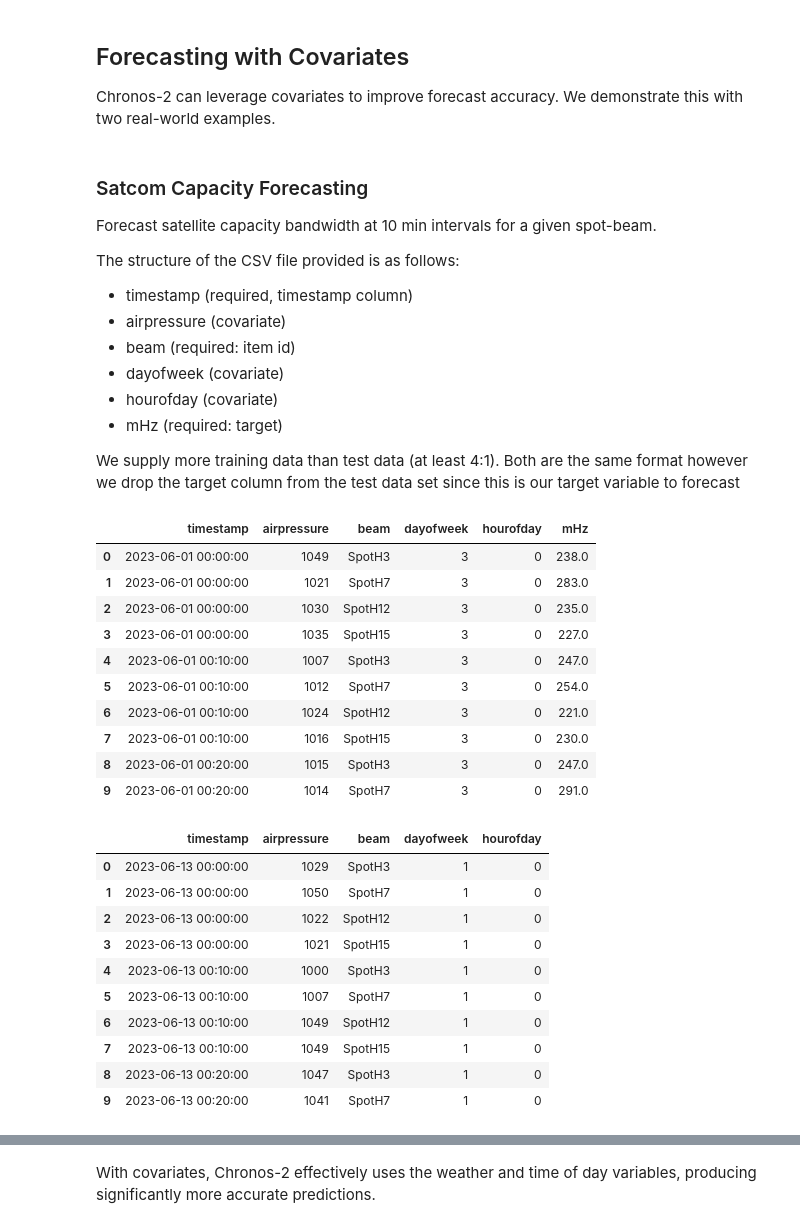
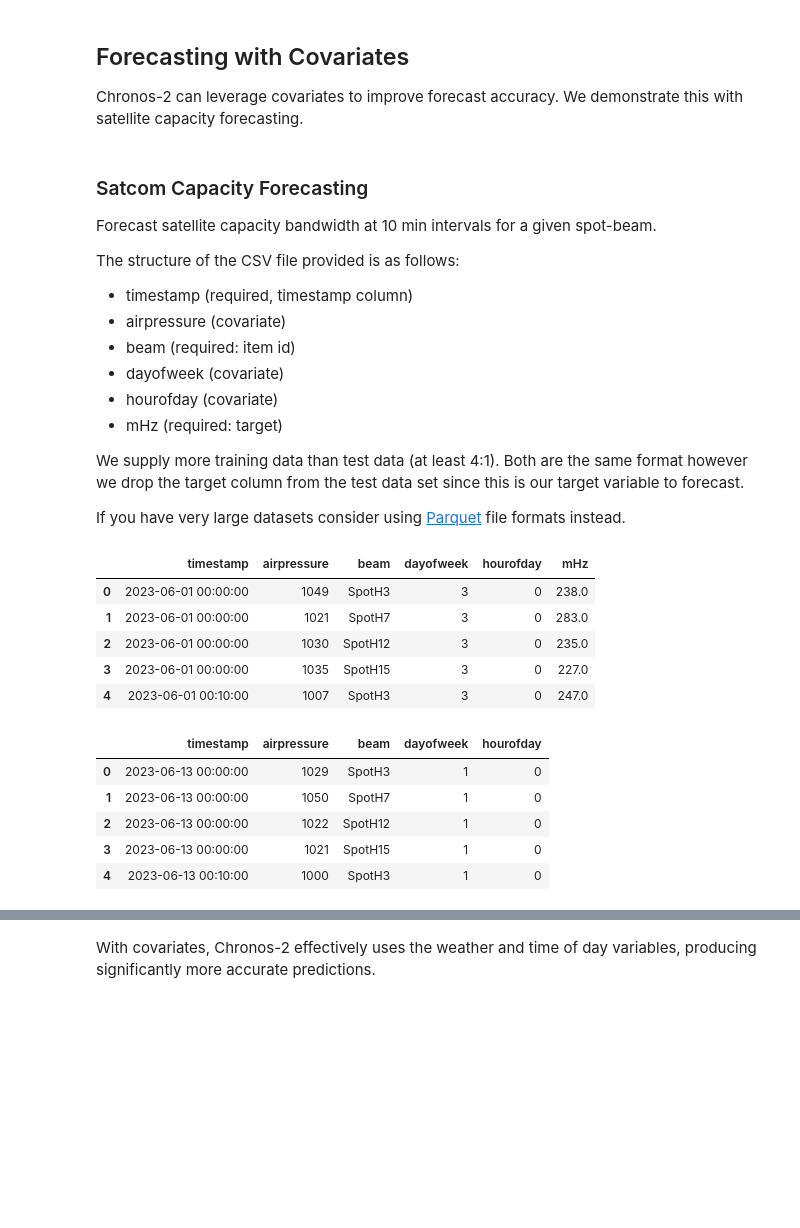
Before and after one commit to aws-samples/satellite-comms-analytics-aws, a Jupyter notebook: chronos-2-notebook/satcom-chronos-forecast.ipynb, the cells around one changed output, grey strips where cells are left out. Drawn from its saved outputs; the diff is of its cells as text; code cells hidden in the pictures; blank space fills up the shorter version.

Commit message:
Cleaned up variables for reusability

```diff
--- a/chronos-2-notebook/satcom-chronos-forecast.ipynb
+++ b/chronos-2-notebook/satcom-chronos-forecast.ipynb
@@ -73,7 +46,7 @@ To enable the following instructions: SSE4.1 SSE4.2 AVX AVX2 AVX512F FMA, in oth
 # %% [markdown]
 ## Forecasting with Covariates
 
-Chronos-2 can leverage covariates to improve forecast accuracy. We demonstrate this with two real-world examples.
+Chronos-2 can leverage covariates to improve forecast accuracy. We demonstrate this with satellite capacity forecasting.
 # %% [markdown]
 ### Satcom Capacity Forecasting
 
@@ -87,7 +60,9 @@ The structure of the CSV file provided is as follows:
 - hourofday (covariate)
 - mHz (required: target)
 
-We supply more training data than test data (at least 4:1). Both are the same format however we drop the target column from the test data set since this is our target variable to forecast
+We supply more training data than test data (at least 4:1). Both are the same format however we drop the target column from the test data set since this is our target variable to forecast.
+
+If you have very large datasets consider using [Parquet](https://docs.aws.amazon.com/sagemaker/latest/dg/autopilot-llms-finetuning-data-format.html) file formats instead.
 # %%
 import boto3
 from io import StringIO
@@ -95,10 +70,10 @@ from io import StringIO
 # Satellite capacity forecasting configuration
 target = "mHz"  # Column name containing the values to forecast (satellite bandwidth)
 prediction_length = 144  # 1 day (6 x 10 mins x 24)
-id_column = "beam"  # Column identifying different time series (countries/regions)
+id_column = "beam"  # Column identifying different time series - the spot-beam(s) we wish to forecast
 timestamp_column = "timestamp"  # Column containing datetime information
 
-timeseries_id = "SpotH7"  # Specific time series to visualize (spot beam)
+timeseries_id = "SpotH12"  # Specific time series to visualize (spot beam)
 
 # Initialize S3 client
 s3_client = boto3.client('s3')
@@ -110,51 +85,41 @@ def read_csv_from_s3(bucket, key):
     try:
         # Get object from S3
         obj = s3_client.get_object(Bucket=bucket, Key=key)
         # Read CSV content
         return pd.read_csv(
             StringIO(obj['Body'].read().decode('utf-8')),
             parse_dates=[timestamp_column]
         )
     except Exception as e:
         print(f"Error reading from S3: {e}")
         raise
 
 # S3 configuration
 bucket_name = 'forecast-satcom-chronos2-capacity'     # Replace with your S3 bucket name
 train_key = 'dataset/satcom-chronos2-cap_train.csv'   # Replace with your training file path in S3
 test_key = 'dataset/satcom-chronos2-cap_test.csv'     # Replace with your test file path in S3
 
 # Load historical satcom bandwidth usage and past values of covariates
 satcom_context_df = read_csv_from_s3(bucket_name, train_key)
-display(satcom_context_df.head(10))
+display(satcom_context_df.head())
 
 # Load future values of covariates
 satcom_test_df = read_csv_from_s3(bucket_name, test_key)
 satcom_future_df = satcom_test_df.drop(columns=target)
-display(satcom_future_df.head(10))
+display(satcom_future_df.head())
 # %% [output]
 |  | timestamp | airpressure | beam | dayofweek | hourofday | mHz |
 | 0 | 2023-06-01 00:00:00 | 1049 | SpotH3 | 3 | 0 | 238.0 |
 | 1 | 2023-06-01 00:00:00 | 1021 | SpotH7 | 3 | 0 | 283.0 |
 | 2 | 2023-06-01 00:00:00 | 1030 | SpotH12 | 3 | 0 | 235.0 |
 | 3 | 2023-06-01 00:00:00 | 1035 | SpotH15 | 3 | 0 | 227.0 |
 | 4 | 2023-06-01 00:10:00 | 1007 | SpotH3 | 3 | 0 | 247.0 |
-| 5 | 2023-06-01 00:10:00 | 1012 | SpotH7 | 3 | 0 | 254.0 |
-| 6 | 2023-06-01 00:10:00 | 1024 | SpotH12 | 3 | 0 | 221.0 |
-| 7 | 2023-06-01 00:10:00 | 1016 | SpotH15 | 3 | 0 | 230.0 |
-| 8 | 2023-06-01 00:20:00 | 1015 | SpotH3 | 3 | 0 | 247.0 |
-| 9 | 2023-06-01 00:20:00 | 1014 | SpotH7 | 3 | 0 | 291.0 |
 |  | timestamp | airpressure | beam | dayofweek | hourofday |
 | 0 | 2023-06-13 00:00:00 | 1029 | SpotH3 | 1 | 0 |
 | 1 | 2023-06-13 00:00:00 | 1050 | SpotH7 | 1 | 0 |
 | 2 | 2023-06-13 00:00:00 | 1022 | SpotH12 | 1 | 0 |
 | 3 | 2023-06-13 00:00:00 | 1021 | SpotH15 | 1 | 0 |
 | 4 | 2023-06-13 00:10:00 | 1000 | SpotH3 | 1 | 0 |
-| 5 | 2023-06-13 00:10:00 | 1007 | SpotH7 | 1 | 0 |
-| 6 | 2023-06-13 00:10:00 | 1049 | SpotH12 | 1 | 0 |
-| 7 | 2023-06-13 00:10:00 | 1049 | SpotH15 | 1 | 0 |
-| 8 | 2023-06-13 00:20:00 | 1047 | SpotH3 | 1 | 0 |
-| 9 | 2023-06-13 00:20:00 | 1041 | SpotH7 | 1 | 0 |
 # %%
 # Generate predictions with covariates
 satcom_pred_df = pipeline.predict_df(
```
Also changed, not shown: parts of 9 cells of this notebook.
